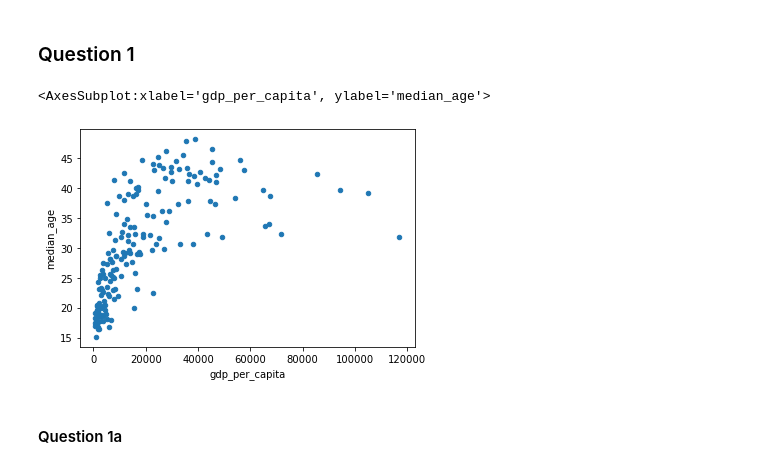
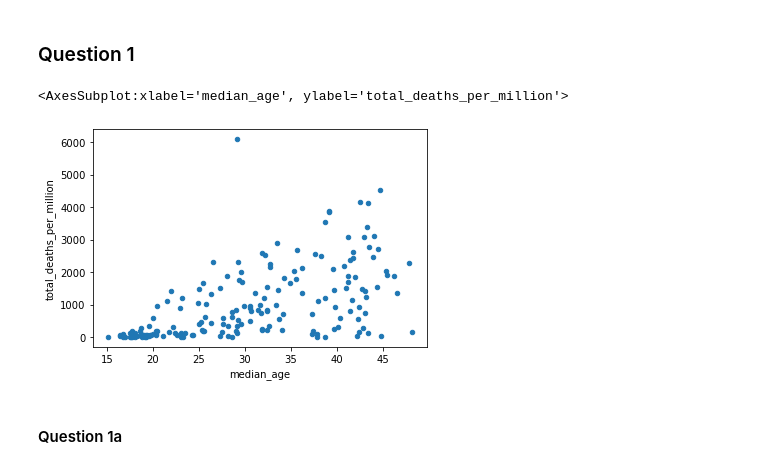
Before and after one commit to mnolangray/SOC210B, a Jupyter notebook: SOC 210B Assignment 1.ipynb, the cells around one changed output. Drawn from its saved outputs; the diff is of its cells as text; code cells hidden in the pictures.

```diff
--- a/SOC 210B Assignment 1.ipynb
+++ b/SOC 210B Assignment 1.ipynb
@@ -30,10 +30,10 @@ df.tail(5)
 # %% [markdown]
 ### Question 1
 # %%
-df.plot.scatter(x='gdp_per_capita',y='median_age')
+df.plot.scatter(x='median_age',y='total_deaths_per_million')
 # %% [output]
-<AxesSubplot:xlabel='gdp_per_capita', ylabel='median_age'>
+<AxesSubplot:xlabel='median_age', ylabel='total_deaths_per_million'>
-[figure, old version]
+[figure, new version]
 # %% [markdown]
 #### Question 1a
 # %%
```
Also changed, not shown: parts of 3 cells of this notebook.
